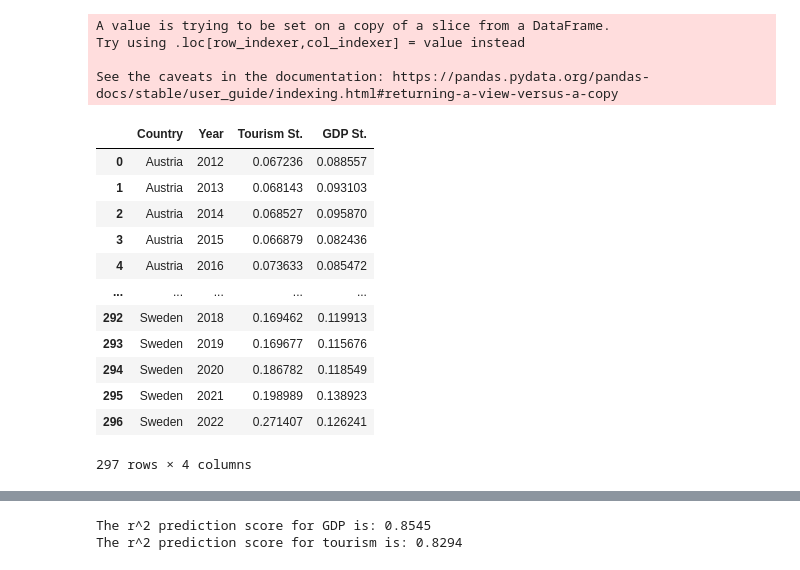
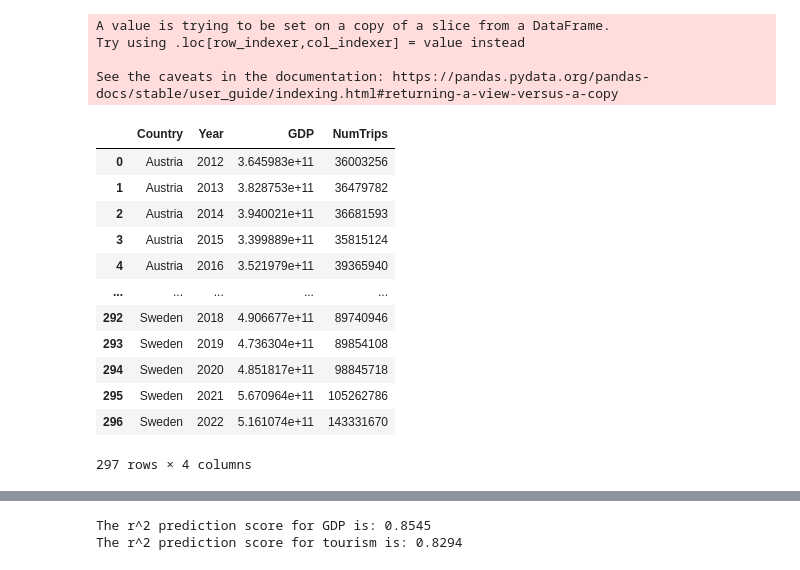
Before and after one commit to swbehan/RoadQualityWork, a Jupyter notebook: datasets/preprocessed-datasets/time_series_predictions.ipynb, the cells around one changed output, grey strips where cells are left out. Cells and saved outputs as stored; diff of their text form; code cells hidden in the pictures.

```diff
--- a/datasets/preprocessed-datasets/time_series_predictions.ipynb
+++ b/datasets/preprocessed-datasets/time_series_predictions.ipynb
@@ -52,25 +52,25 @@ def merging_data(final_gdp_roadspending_df, final_1plus_df):
 # %%
 datas = merging_data(final_gdp_roadspending_df, final_1plus_df)
 data = datas[0]
 data_not_st = datas[1]
-data
+data_not_st
 # %% [output]
 A value is trying to be set on a copy of a slice from a DataFrame.
 Try using .loc[row_indexer,col_indexer] = value instead
 
 See the caveats in the documentation: https://pandas.pydata.org/pandas-docs/stable/user_guide/indexing.html#returning-a-view-versus-a-copy
-|  | Country | Year | Tourism St. | GDP St. |
-| 0 | Austria | 2012 | 0.067236 | 0.088557 |
-| 1 | Austria | 2013 | 0.068143 | 0.093103 |
-| 2 | Austria | 2014 | 0.068527 | 0.095870 |
-| 3 | Austria | 2015 | 0.066879 | 0.082436 |
-| 4 | Austria | 2016 | 0.073633 | 0.085472 |
+|  | Country | Year | GDP | NumTrips |
+| 0 | Austria | 2012 | 3.645983e+11 | 36003256 |
+| 1 | Austria | 2013 | 3.828753e+11 | 36479782 |
+| 2 | Austria | 2014 | 3.940021e+11 | 36681593 |
+| 3 | Austria | 2015 | 3.399889e+11 | 35815124 |
+| 4 | Austria | 2016 | 3.521979e+11 | 39365940 |
 | ... | ... | ... | ... | ... |
-| 292 | Sweden | 2018 | 0.169462 | 0.119913 |
-| 293 | Sweden | 2019 | 0.169677 | 0.115676 |
-| 294 | Sweden | 2020 | 0.186782 | 0.118549 |
-| 295 | Sweden | 2021 | 0.198989 | 0.138923 |
-| 296 | Sweden | 2022 | 0.271407 | 0.126241 |
+| 292 | Sweden | 2018 | 4.906677e+11 | 89740946 |
+| 293 | Sweden | 2019 | 4.736304e+11 | 89854108 |
+| 294 | Sweden | 2020 | 4.851817e+11 | 98845718 |
+| 295 | Sweden | 2021 | 5.670964e+11 | 105262786 |
+| 296 | Sweden | 2022 | 5.161074e+11 | 143331670 |
 297 rows × 4 columns
 # %%
 def get_lag_columns(country_df, lag = 3):
```
Also changed, not shown: parts of 7 cells of this notebook, 1 other file.
